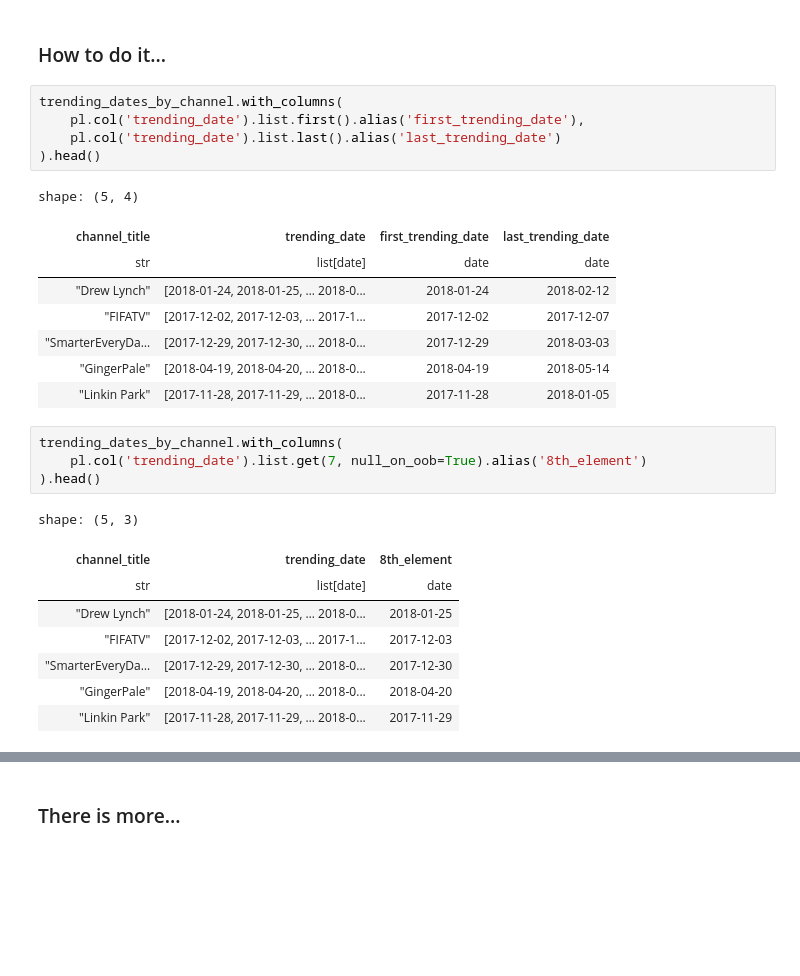
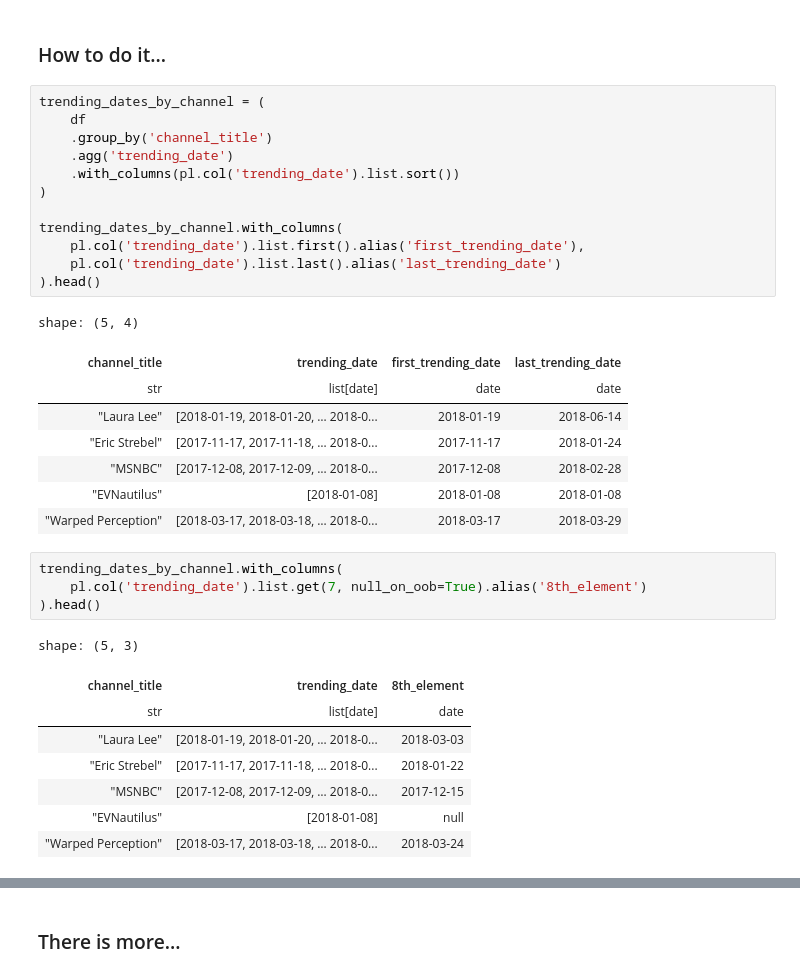
Before and after one commit to PacktPublishing/Polars-Cookbook, a Jupyter notebook: Chapter07/ch07.ipynb, the cells around one changed output, grey strips where cells are left out. Cells and saved outputs as stored; diff of their text form; blank space fills up the shorter version.

```diff
--- a/Chapter07/ch07.ipynb
+++ b/Chapter07/ch07.ipynb
@@ -270,19 +272,26 @@ shape: (5, 2)
 # %% [markdown]
 ### How to do it...
 # %%
+trending_dates_by_channel = (
+    df
+    .group_by('channel_title')
+    .agg('trending_date')
+    .with_columns(pl.col('trending_date').list.sort())
+)
+
 trending_dates_by_channel.with_columns(
     pl.col('trending_date').list.first().alias('first_trending_date'),
     pl.col('trending_date').list.last().alias('last_trending_date')
 ).head()
 # %% [output]
 shape: (5, 4)
 | channel_title | trending_date | first_trending_date | last_trending_date |
 | str | list[date] | date | date |
-| "Drew Lynch" | [2018-01-24, 2018-01-25, … 2018-0... | 2018-01-24 | 2018-02-12 |
-| "FIFATV" | [2017-12-02, 2017-12-03, … 2017-1... | 2017-12-02 | 2017-12-07 |
-| "SmarterEveryDa… | [2017-12-29, 2017-12-30, … 2018-0... | 2017-12-29 | 2018-03-03 |
-| "GingerPale" | [2018-04-19, 2018-04-20, … 2018-0... | 2018-04-19 | 2018-05-14 |
-| "Linkin Park" | [2017-11-28, 2017-11-29, … 2018-0... | 2017-11-28 | 2018-01-05 |
+| "Laura Lee" | [2018-01-19, 2018-01-20, … 2018-0... | 2018-01-19 | 2018-06-14 |
+| "Eric Strebel" | [2017-11-17, 2017-11-18, … 2018-0... | 2017-11-17 | 2018-01-24 |
+| "MSNBC" | [2017-12-08, 2017-12-09, … 2018-0... | 2017-12-08 | 2018-02-28 |
+| "EVNautilus" | [2018-01-08] | 2018-01-08 | 2018-01-08 |
+| "Warped Perception" | [2018-03-17, 2018-03-18, … 2018-0... | 2018-03-17 | 2018-03-29 |
 # %%
 trending_dates_by_channel.with_columns(
     pl.col('trending_date').list.get(7, null_on_oob=True).alias('8th_element')
@@ -291,11 +300,11 @@ trending_dates_by_channel.with_columns(
 shape: (5, 3)
 | channel_title | trending_date | 8th_element |
 | str | list[date] | date |
-| "Drew Lynch" | [2018-01-24, 2018-01-25, … 2018-0... | 2018-01-25 |
-| "FIFATV" | [2017-12-02, 2017-12-03, … 2017-1... | 2017-12-03 |
-| "SmarterEveryDa… | [2017-12-29, 2017-12-30, … 2018-0... | 2017-12-30 |
-| "GingerPale" | [2018-04-19, 2018-04-20, … 2018-0... | 2018-04-20 |
-| "Linkin Park" | [2017-11-28, 2017-11-29, … 2018-0... | 2017-11-29 |
+| "Laura Lee" | [2018-01-19, 2018-01-20, … 2018-0... | 2018-03-03 |
+| "Eric Strebel" | [2017-11-17, 2017-11-18, … 2018-0... | 2018-01-22 |
+| "MSNBC" | [2017-12-08, 2017-12-09, … 2018-0... | 2017-12-15 |
+| "EVNautilus" | [2018-01-08] | null |
+| "Warped Perception" | [2018-03-17, 2018-03-18, … 2018-0... | 2018-03-24 |
 # %%
 trending_dates_by_channel.with_columns(
     pl.col('trending_date').list.head().alias('first_5'),
```
Also changed, not shown: parts of 34 cells of this notebook.
